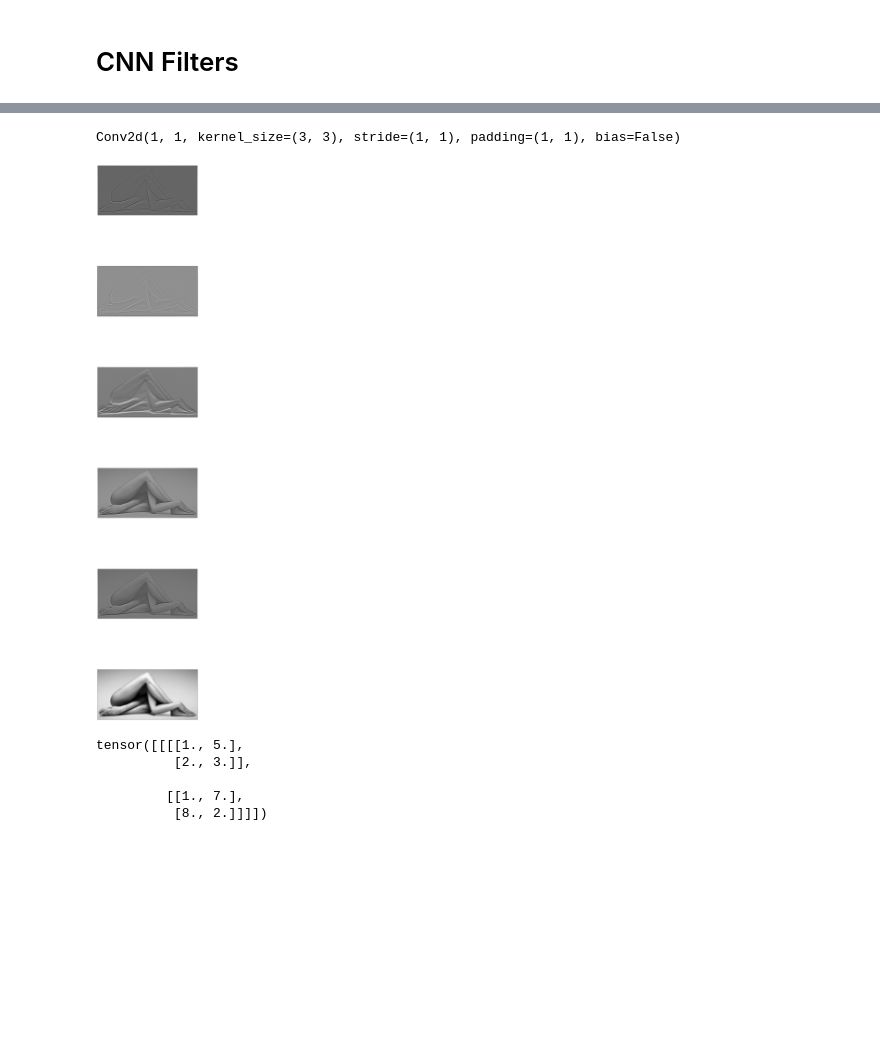
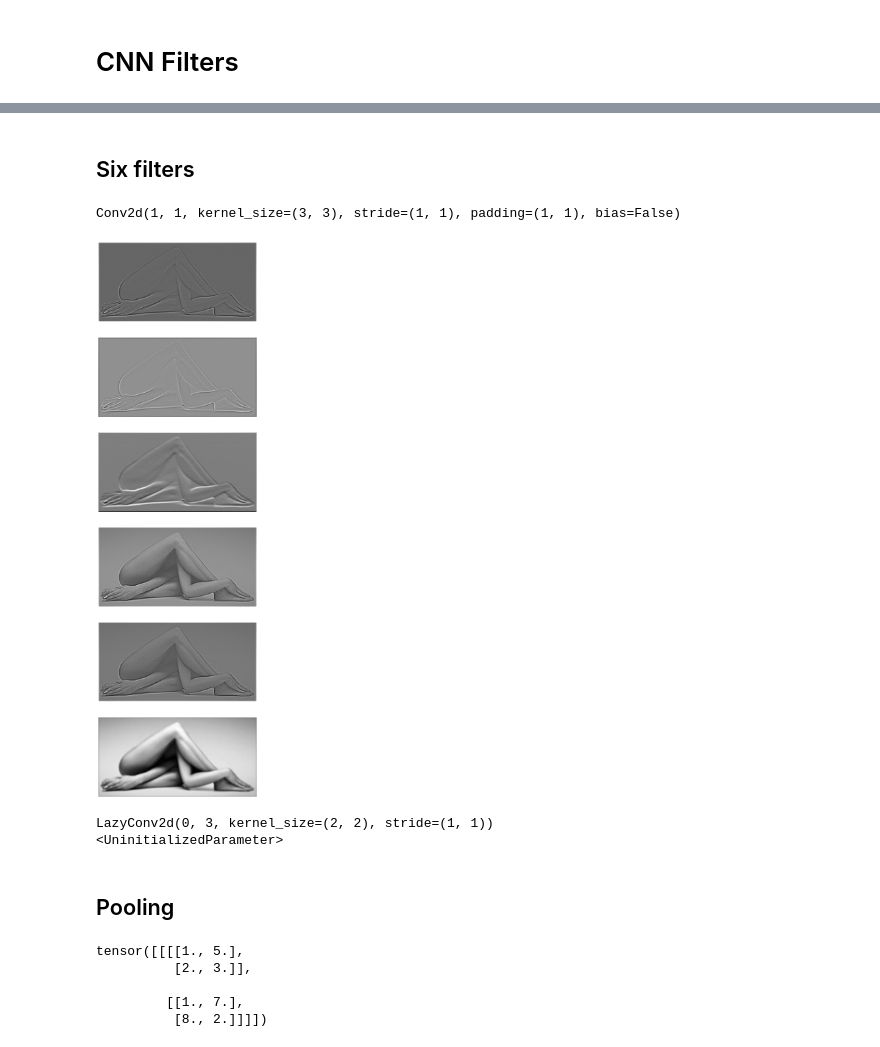
Before and after one commit to steps137/ML, a Jupyter notebook: NN/CNN_Filters.ipynb, the cells around one changed output, grey strips where cells are left out. Cells and saved outputs as stored; diff of their text form; code cells hidden in the pictures; blank space fills up the shorter version.

```diff
--- a/NN/CNN_Filters.ipynb
+++ b/NN/CNN_Filters.ipynb
@@ -22,0 +27,16 @@ plt.imshow(im, cmap="gray")
+# %%
+conv = nn.Conv2d(1,1,  kernel_size=3,  bias=False, padding=1)
+
+kernel = [[-1.,-1.,-1.],                # border selection filter
+          [-1.,+8.,-1.],
+          [-1.,-1.,-1.]]
+
+im_tensor = torch.tensor(im.reshape( (1,)+im.shape)).float()
+print(im_tensor.shape)
+
+with torch.no_grad():                   # set the weights and pass the image through the layer
+    conv.weight.copy_( torch.tensor(kernel) )
+    im1 = conv(im_tensor)
+
+plt.imshow(im1.numpy().reshape(im.shape), cmap="gray")
+plt.show()
@@ -23,3 +46,5 @@ plt.imshow(im, cmap="gray")
+# %% [markdown]
+## Six filters
 # %%
 conv = nn.Conv2d(1,1,  kernel_size=3,  bias=False, padding=1)
 print( conv )
@@ -35,40 +60,46 @@ filters = [
 
      [[ -1.,-1., -1.],
      [  0.,0., 0.],
      [ 1., 1., 1.]],
 
-
-
     [[ 0.,-1., 0.],     # Sharpen
      [-1.,+5.,-1.],
      [ 0.,-1., 0.]],
-
 
     [[ -1.,-1., -1.],     # Sharpen
      [-1.,  9., -1.],
      [ -1.,-1., -1.]],
 
 
     [[ 0.063,0.125, 0.063],     # Gaussian blur 3 × 3
      [ 0.125, 0.250, 0.125],
      [ 0.063,0.125, 0.063]],
 ]
 
 
 
-plt.figure(figsize=(10, 10*len(filters)))
+plt.figure(figsize=(10, 5*len(filters)))
 for i, f in enumerate(filters):
     plt.subplot(len(filters),1, i + 1)
     with torch.no_grad():
         conv.weight.copy_(torch.tensor(filters[i]))
-        im1 = conv(torch.tensor(im.reshape( (1,)+shape), dtype=torch.float32 ))
+        im1 = conv(torch.tensor(im.reshape( (1,)+im.shape), dtype=torch.float32 ))
         plt.axis("off")
 
-        plt.imshow(im1.numpy().reshape(shape), cmap="gray")
+        plt.imshow(im1.numpy().reshape(im.shape), cmap="gray")
 plt.show()
 # %% [output]
 Conv2d(1, 1, kernel_size=(3, 3), stride=(1, 1), padding=(1, 1), bias=False)
-[figure, old version]
+[figure, new version]
+# %%
+conv = nn.LazyConv2d(3, kernel_size=2, stride=1)
+print(conv)
+print( conv.weight)
+# %% [output]
+LazyConv2d(0, 3, kernel_size=(2, 2), stride=(1, 1))
+<UninitializedParameter>
+# %% [markdown]
+## Pooling
 # %%
 X = torch.tensor( [[
                      [
```
Also changed, not shown: parts of 10 cells of this notebook, 2 other files.
